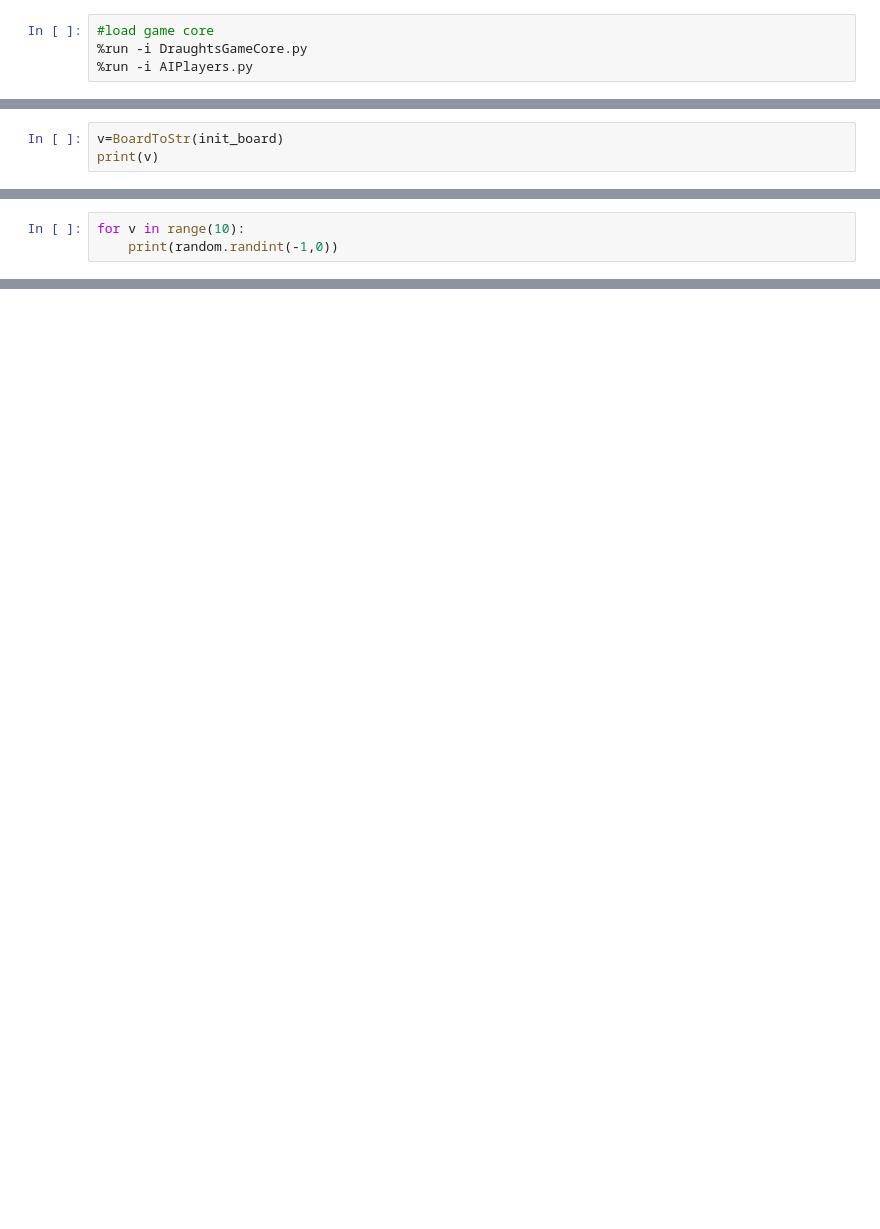
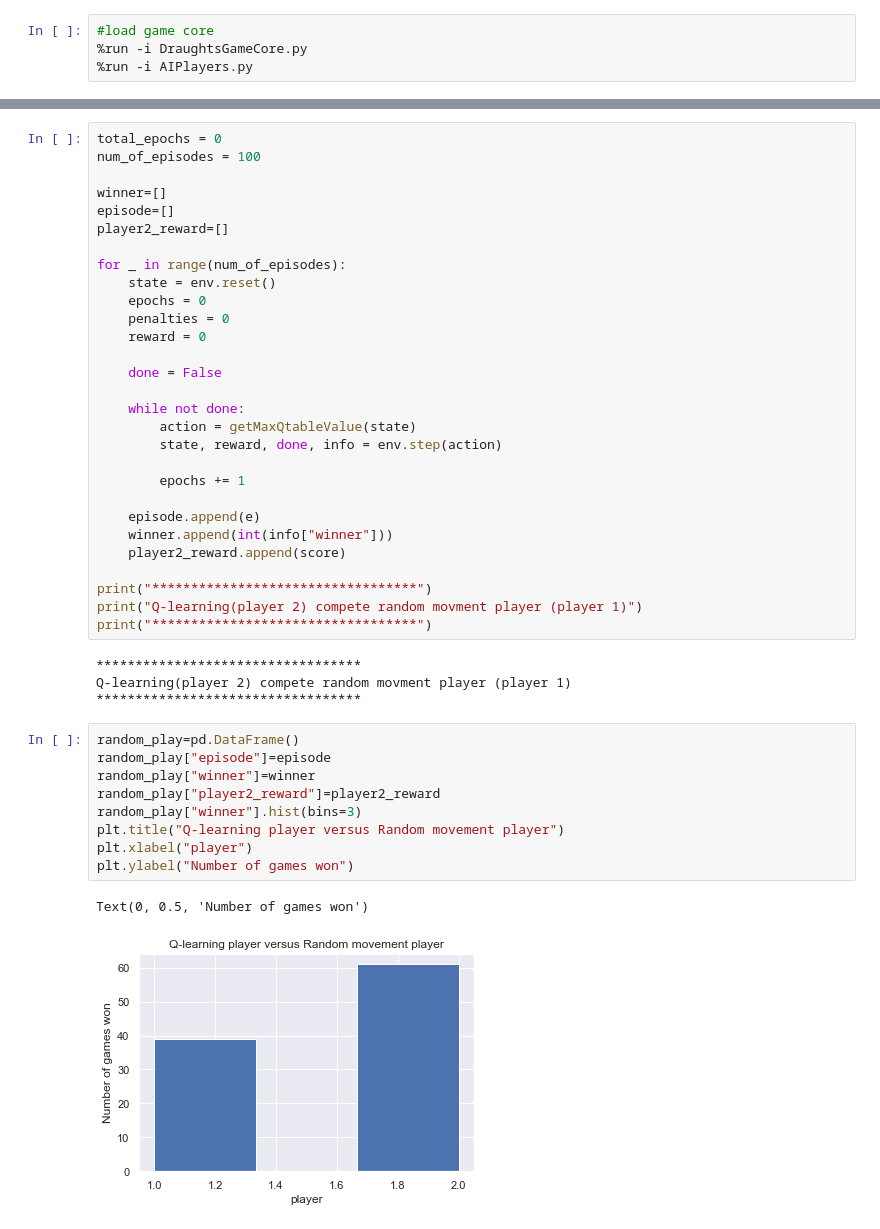
Before and after one commit to realzhangliu/dist, a Jupyter notebook: GymQLearning.ipynb, the cells around one changed output, grey strips where cells are left out. Cells and saved outputs as stored; diff of their text form; blank space fills up the shorter version.

Commit message:
training Q-Learning model 60% win rate

```diff
--- a/GymQLearning.ipynb
+++ b/GymQLearning.ipynb
@@ -115,3 +140,0 @@ def StrToBoard(str):
-# %%
-v=BoardToStr(init_board)
-print(v)
@@ -164,3 +140,0 @@ import random
-# %%
-for v in range(10):
-    print(random.randint(-1,0))
@@ -177,0 +262,45 @@ for v in range(10):
+# %%
+total_epochs = 0
+num_of_episodes = 100
+
+winner=[]
+episode=[]
+player2_reward=[]
+
+for _ in range(num_of_episodes):
+    state = env.reset()
+    epochs = 0
+    penalties = 0
+    reward = 0
+
+    done = False
+
+    while not done:
+        action = getMaxQtableValue(state)
+        state, reward, done, info = env.step(action)
+
+        epochs += 1
+
+    episode.append(e)
+    winner.append(int(info["winner"]))
+    player2_reward.append(score)
+
+print("**********************************")
+print("Q-learning(player 2) compete random movment player (player 1)")
+print("**********************************")
+# %% [output]
+**********************************
+Q-learning(player 2) compete random movment player (player 1)
+**********************************
+# %%
+random_play=pd.DataFrame()
+random_play["episode"]=episode
+random_play["winner"]=winner
+random_play["player2_reward"]=player2_reward
+random_play["winner"].hist(bins=3)
+plt.title("Q-learning player versus Random movement player")
+plt.xlabel("player")
+plt.ylabel("Number of games won")
+# %% [output]
+Text(0, 0.5, 'Number of games won')
+[figure, added]
```
Also changed, not shown: parts of 20 cells of this notebook, 2 other files.
